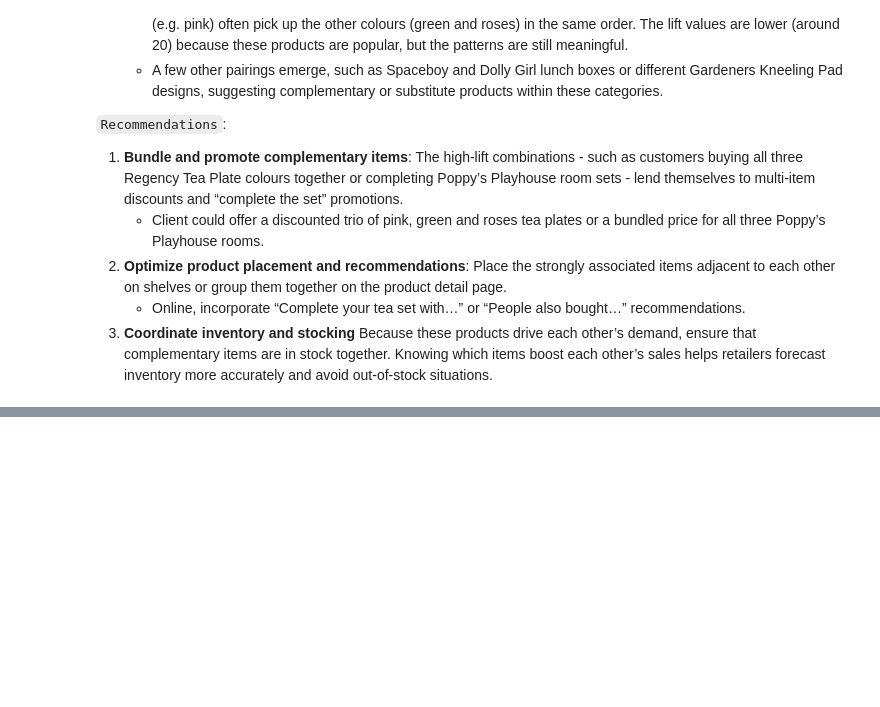
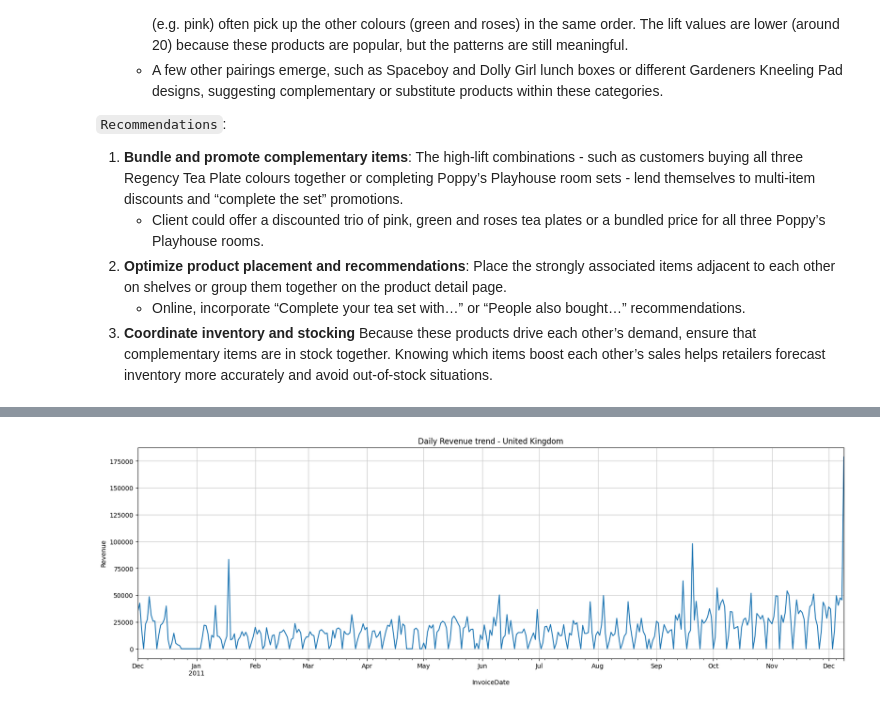
Before and after one commit to neehanthreddym/ecommerce_analytics_pipeline, a Jupyter notebook: notebooks/e_commerce_anlaytics.ipynb, the cells around one changed output, grey strips where cells are left out. Cells and saved outputs as stored; diff of their text form; code cells hidden in the pictures; blank space fills up the shorter version.

```diff
--- a/notebooks/e_commerce_anlaytics.ipynb
+++ b/notebooks/e_commerce_anlaytics.ipynb
@@ -935,0 +982,7 @@ The Apriori algorithm was run on the one‑hot encoded basket matrix using a ran
+# %%
+# Plot the time series data
+time_data = (cleaned_data
+             .assign(Revenue = cleaned_data['Quantity'] * cleaned_data['UnitPrice'])
+             .set_index("InvoiceDate")
+            )
+time_data.head()
@@ -935,0 +1086,5 @@ The Apriori algorithm was run on the one‑hot encoded basket matrix using a ran
+# %%
+# UK-only dataset
+uk_data = time_data[time_data['Country'] == 'United Kingdom'].copy()
+uk_data = uk_data.sort_values('InvoiceDate')
+uk_data.head()
@@ -935,0 +1099,15 @@ The Apriori algorithm was run on the one‑hot encoded basket matrix using a ran
+# %%
+uk_daily_revenue = (
+    uk_data
+    .resample('D')['Revenue']
+    .sum()
+)
+
+plt.figure(figsize=(20, 6))
+uk_daily_revenue.plot()
+plt.title("Daily Revenue trend - United Kingdom")
+plt.ylabel("Revenue")
+plt.grid(color="#C6C6C6")
+plt.show()
+# %% [output]
+[figure, added]
```
Also changed, not shown: parts of 62 cells of this notebook, 2 other files.
